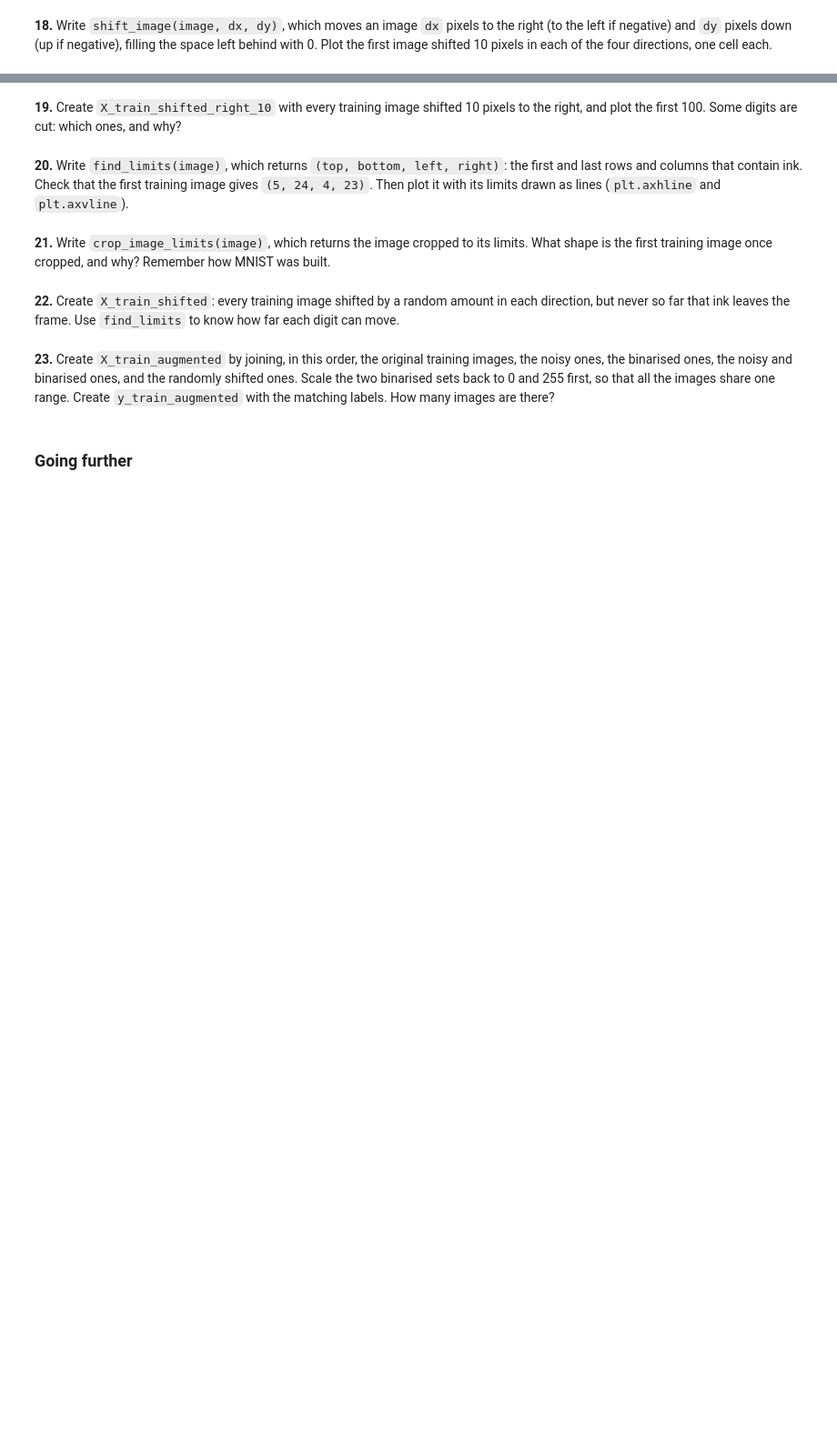
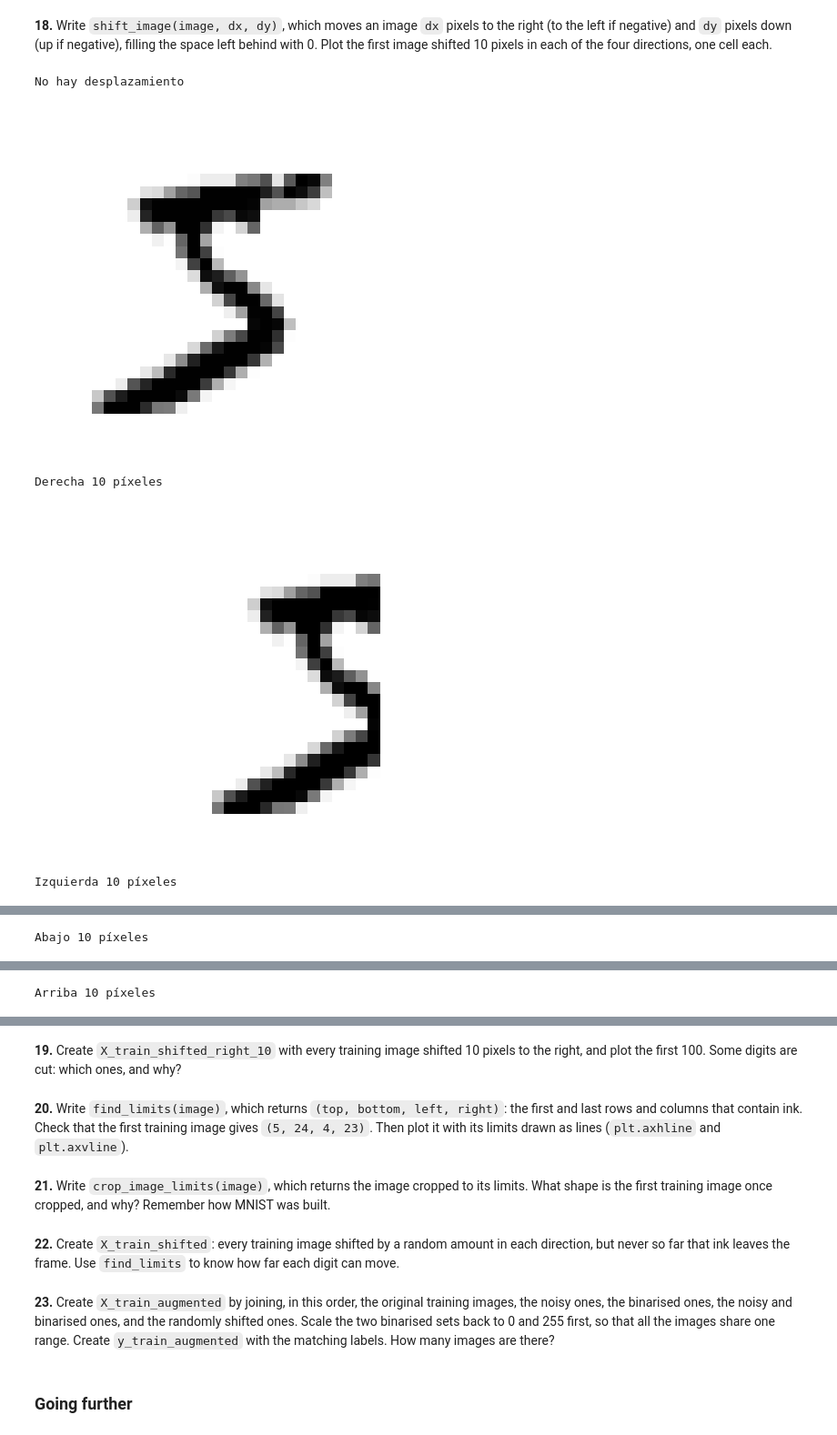
Before and after one commit to markomorko/numpy-mnist, a Jupyter notebook: mnist_numpy.ipynb, the cells around one changed output, grey strips where cells are left out. Shown at 91% size. Drawn from its saved outputs; the diff is of its cells as text; code cells hidden in the pictures; blank space fills up the shorter version.

```diff
--- a/mnist_numpy.ipynb
+++ b/mnist_numpy.ipynb
@@ -404,2 +458,40 @@ plot_first_100(X_train_noisy)
 # %% [markdown]
 **18.** Write `shift_image(image, dx, dy)`, which moves an image `dx` pixels to the right (to the left if negative) and `dy` pixels down (up if negative), filling the space left behind with 0. Plot the first image shifted 10 pixels in each of the four directions, one cell each.
+# %%
+def shift_image(image, dx, dy):
+    shifted = np.zeros_like(image)
+
+    h, w = image.shape
+
+    x_src_start = max(0, -dx)
+    x_src_end = min(w, w - dx)
+    y_src_start = max(0, -dy)
+    y_src_end = min(h, h - dy)
+
+    if x_src_start < x_src_end and y_src_start < y_src_end:
+        shifted[
+            y_src_start + dy:y_src_end + dy,
+            x_src_start + dx:x_src_end + dx
+        ] = image[
+            y_src_start:y_src_end,
+            x_src_start:x_src_end
+        ]
+
+    return shifted
+
+print("No hay desplazamiento")
+plot_image(shift_image(X_train[0], 0, 0))
+print("Derecha 10 píxeles")
+plot_image(shift_image(X_train[0], 10, 0))
+print("Izquierda 10 píxeles")
+plot_image(shift_image(X_train[0], -10, 0))
+print("Abajo 10 píxeles")
+plot_image(shift_image(X_train[0], 0, 10))
+print("Arriba 10 píxeles")
+plot_image(shift_image(X_train[0], 0, -10))
+# %% [output]
+No hay desplazamiento
+[figure, added]
+Derecha 10 píxeles
+[figure, added]
+Izquierda 10 píxeles
@@ -405,0 +499 @@ plot_first_100(X_train_noisy)
+Abajo 10 píxeles
@@ -405,0 +501 @@ plot_first_100(X_train_noisy)
+Arriba 10 píxeles
```
Also changed, not shown: parts of 5 cells of this notebook, 1 other file.
